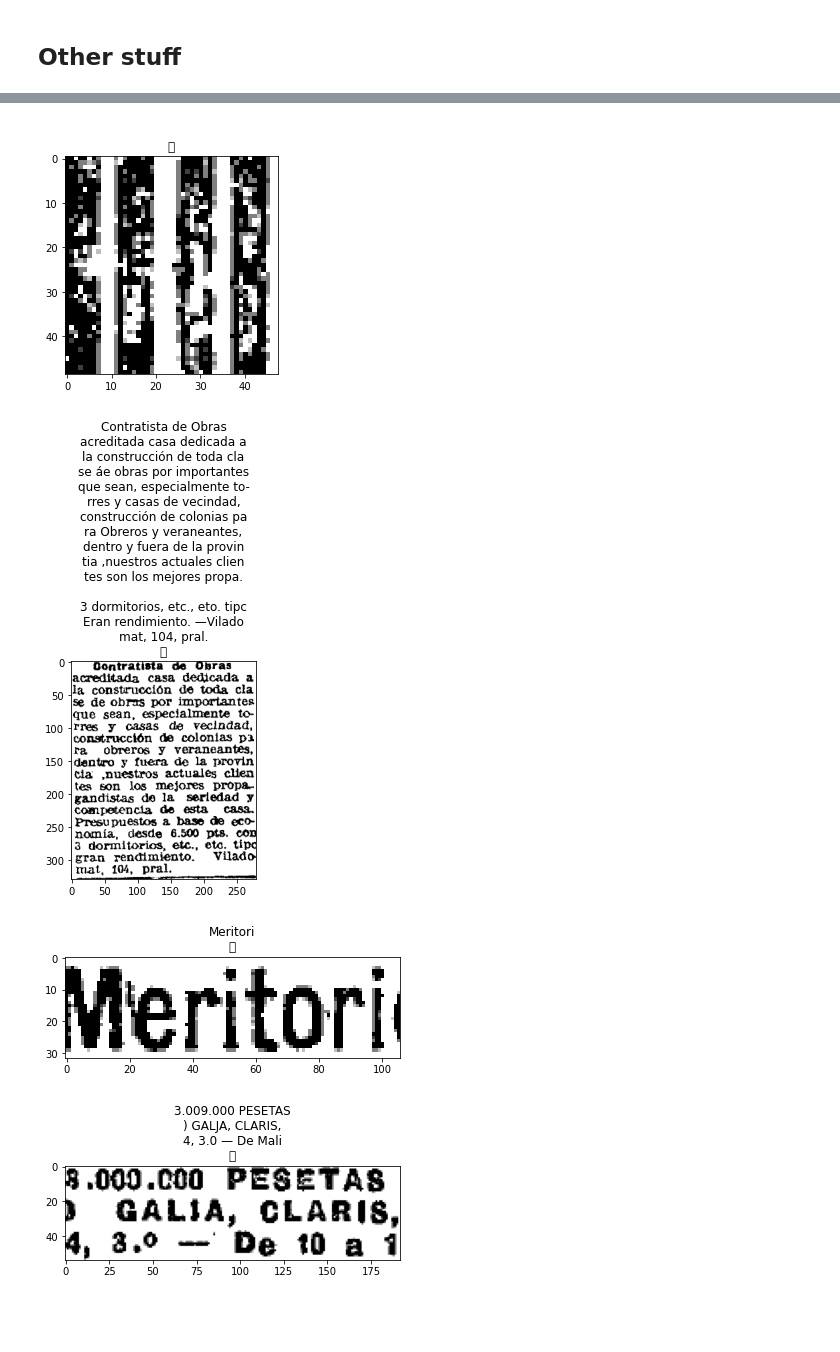
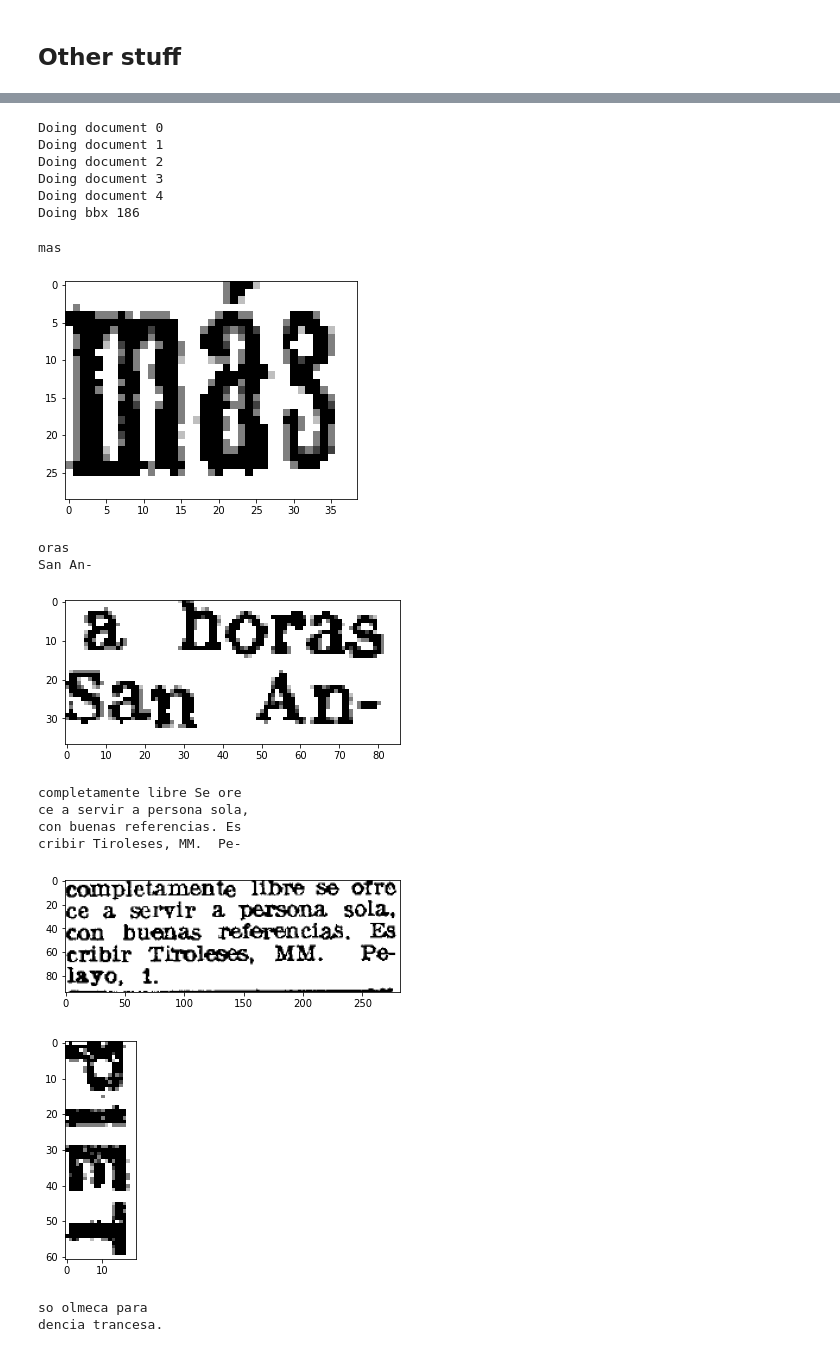
Before and after one commit to EauDeData/premsa-tinder-historic, a Jupyter notebook: probes.ipynb, the cells around one changed output, grey strips where cells are left out. Drawn from its saved outputs; the diff is of its cells as text; code cells hidden in the pictures; blank space fills up the shorter version.

```diff
--- a/probes.ipynb
+++ b/probes.ipynb
@@ -402,20 +403,46 @@ for i in bbxs[:5]:
 # %%
 #pytesseract.get_languages()
-#all_strings = [pytesseract.image_to_string(i, lang = 'spa', nice = 10) for i in bbxs]
+#all_strings =  [[pytesseract.image_to_string(i, lang = 'spa', nice = 10) for i in bbxs] for bbxs, _, _ in [extract_boxes(files[i], corner_detector(files[i])[-1]) for i in range(len(files))]]
+
+all_strings = []
+for i in range(len(files)):
+    bbxs, _, _ = extract_boxes(files[i], corner_detector(files[i])[-1])
+    this_document = []
+    print(f"Doing document {i}", end = '\n')
+    for n, bbx in enumerate(bbxs):
+        print(f"Doing bbx {n}", end = '\r')
+        this_document.append(pytesseract.image_to_string(bbx, lang = 'spa', nice = 10))
+    all_strings.append(this_document)
+# %% [output]
+Doing document 0
+Doing document 1
+Doing document 2
+Doing document 3
+Doing document 4
+Doing bbx 186
 # %%
 %matplotlib inline
 random.shuffle(bbxs)
 #strings = [pytesseract.image_to_string(i) for i in bbxs]
 for n, i in enumerate(bbxs[:5]):
     plt.imshow(i, cmap = 'gray')
-    plt.title(pytesseract.image_to_string(i, lang = 'spa', nice = 10))
+    print(pytesseract.image_to_string(i, lang = 'spa', nice = 10))
     plt.show()
 
 
 
 %matplotlib qt
 # %% [output]
+mas
-[figure, old version]
+[figure, new version]
+oras
+San An-
-[figure, old version]
+[figure, new version]
+completamente libre Se ore
+ce a servir a persona sola,
+con buenas referencias. Es
+cribir Tiroleses, MM.  Pe-
-[figure, old version]
+[figure, new version]
-[figure, old version]
+[figure, new version]
+so olmeca para
+dencia trancesa.
```
Also changed, not shown: parts of 8 cells of this notebook, 9 other files.
